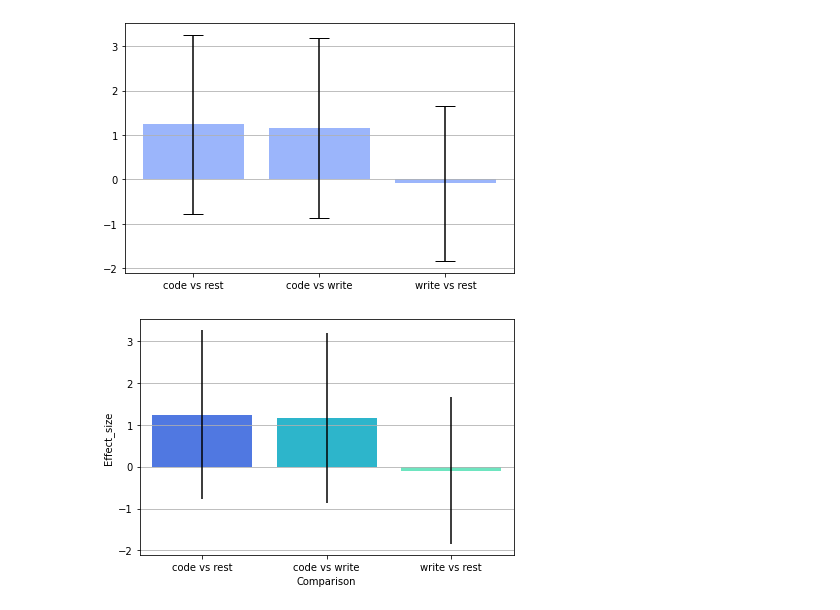
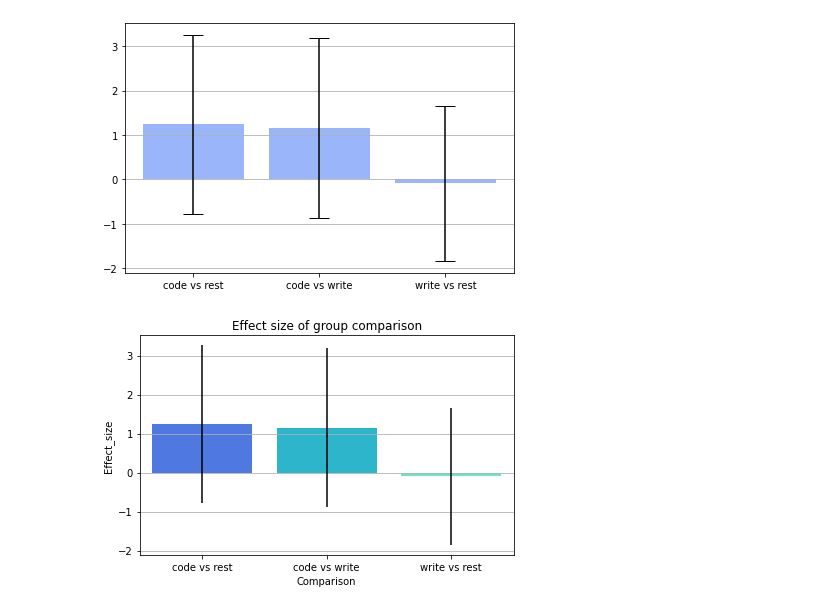
Before and after one commit to esther119/Understand-How-English-Fluency-Affects-Grade, a Jupyter notebook: three_bucket.ipynb, the cells around one changed output. Saved outputs shown, nothing was run; the diff lists cells and outputs as text; code cells hidden in the pictures.

```diff
--- a/three_bucket.ipynb
+++ b/three_bucket.ipynb
@@ -304,36 +313,36 @@ result
 # %% [markdown]
 ## Code math vs. writing
 # %%
-result = pg.ttest(writing_read_score,
+result_c_w = pg.ttest(writing_read_score,
                   code_math_read_score,
                   correction=True)
 
 # Print the result
-result
+result_c_w
 # %% [output]
 |  | T | dof | alternative | p-val | CI95% | cohen-d | BF10 | power |
 | T-test | 30.345265 | 2564.36964 | two-sided | 4.343289e-173 | [2.19, 2.49] | 1.154137 | 1.365e+171 | 1.0 |
 # %% [markdown]
 ## Code_math vs the rest
 # %%
-result = pg.ttest(the_rest_read_score_samples,
+result_c_r = pg.ttest(the_rest_read_score_samples,
                   code_math_read_score,
                   correction=True)
 
 # Print the result
-result
+result_c_r
 # %% [output]
 |  | T | dof | alternative | p-val | CI95% | cohen-d | BF10 | power |
 | T-test | 32.430347 | 2541.637574 | two-sided | 2.239778e-193 | [2.35, 2.66] | 1.240114 | 3.542e+191 | 1.0 |
 # %% [markdown]
 ## the rest vs writing
 # %%
-result = pg.ttest(the_rest_read_score_samples,
+result_w_r = pg.ttest(the_rest_read_score_samples,
                   writing_read_score,
                   correction=True)
 
 # Print the result
-result
+result_w_r
 # %% [output]
 |  | T | dof | alternative | p-val | CI95% | cohen-d | BF10 | power |
 | T-test | 2.474778 | 2856.512519 | two-sided | 0.01339 | [0.03, 0.29] | 0.092535 | 0.883 | 0.696025 |
@@ -360,9 +374,10 @@ s_code_rest = np.sqrt(((n_code - 1) * s_code + (n_rest - 1) * s_rest) / (n_code
 s_code_write = np.sqrt(((n_code - 1) * s_code + (n_write - 1) * s_write) / (n_code + n_write - 2))
 s_rest_write = np.sqrt(((n_rest - 1) * s_rest + (n_write - 1) * s_write) / (n_rest + n_write - 2))
 
-plot_data = [['code vs rest', code_rest, s_code_rest], ['code vs write', code_write, s_code_write], ['write vs rest', write_rest, s_rest_write]]
+plot_data = [['code vs the rest', code_rest, s_code_rest, result_c_r['p-val'][0], result_c_r['T'][0]], ['code vs write', code_write, s_code_write, result_c_w['p-val'][0], result_c_w['T'][0]], ['write vs the rest', write_rest, s_rest_write, result_w_r['p-val'][0],result_w_r['T'][0]]]
+
 
 # Create the pandas DataFrame
-plot_df = pd.DataFrame(plot_data, columns=['Comparison', 'Effect_size', 'Error'])
+plot_df = pd.DataFrame(plot_data, columns=['Comparison', 'Effect_size', 'Error', 'P value', 'T'])
 plot_df
 # %% [output]
@@ -390,8 +405,9 @@ plt.tight_layout()
 # %%
 sns.barplot(x = plot_df['Comparison'], y = plot_df['Effect_size'], yerr = plot_df['Error'],
        ecolor='black',
        capsize=10, errwidth = 2,)
 plt.gca().yaxis.grid(True)
+plt.title('Effect size of group comparison')
 plt.tight_layout()
 # %% [output]
-[figure, old version]
+[figure, new version]
```
Also changed, not shown: parts of 13 cells of this notebook.
